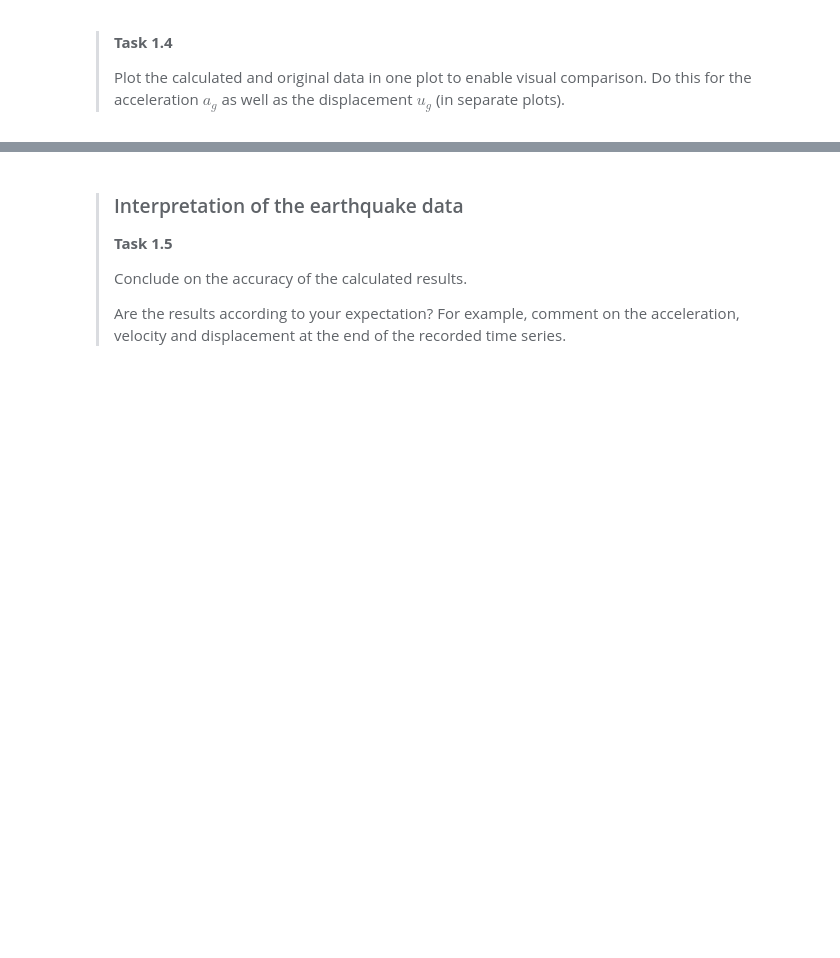
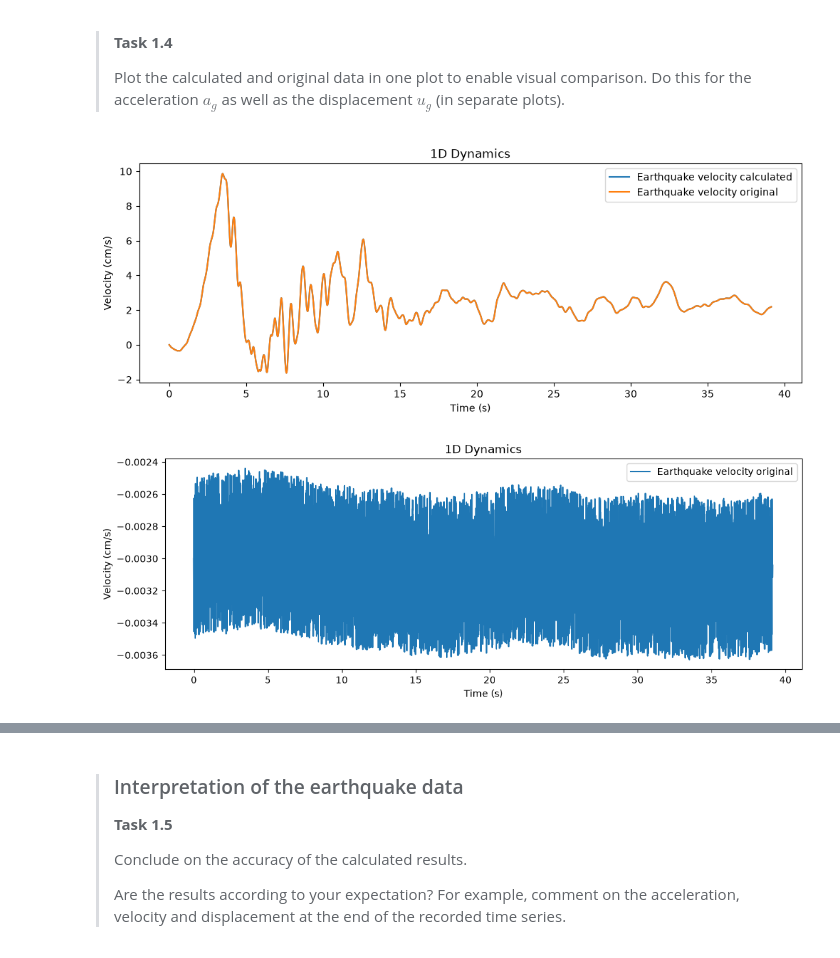
Before and after one commit to prajwalabc/GA1.2, a Jupyter notebook: 1Ddynamics.ipynb, the cells around one changed output, grey strips where cells are left out. Saved outputs shown, nothing was run; the diff lists cells and outputs as text; code cells hidden in the pictures; blank space fills up the shorter version.

```diff
--- a/1Ddynamics.ipynb
+++ b/1Ddynamics.ipynb
@@ -178,0 +165,23 @@ plt.show()
+# %%
+# Plotting ground acceleration
+
+plt.figure(figsize=(12, 4))
+plt.plot(t,ug_num, label="Earthquake velocity calculated")
+plt.plot(t,ug, label="Earthquake velocity original")
+plt.xlabel("Time (s)")
+plt.ylabel("Velocity (cm/s)")
+plt.title("1D Dynamics")
+plt.legend()
+plt.show()
+
+
+plt.figure(figsize=(12, 4))
+plt.plot(t,ug-ug_num, label="Earthquake velocity original")
+plt.xlabel("Time (s)")
+plt.ylabel("Velocity (cm/s)")
+plt.title("1D Dynamics")
+plt.legend()
+plt.show()
+# %% [output]
+[figure, added]
+[figure, added]
```
Also changed, not shown: parts of 3 cells of this notebook.
